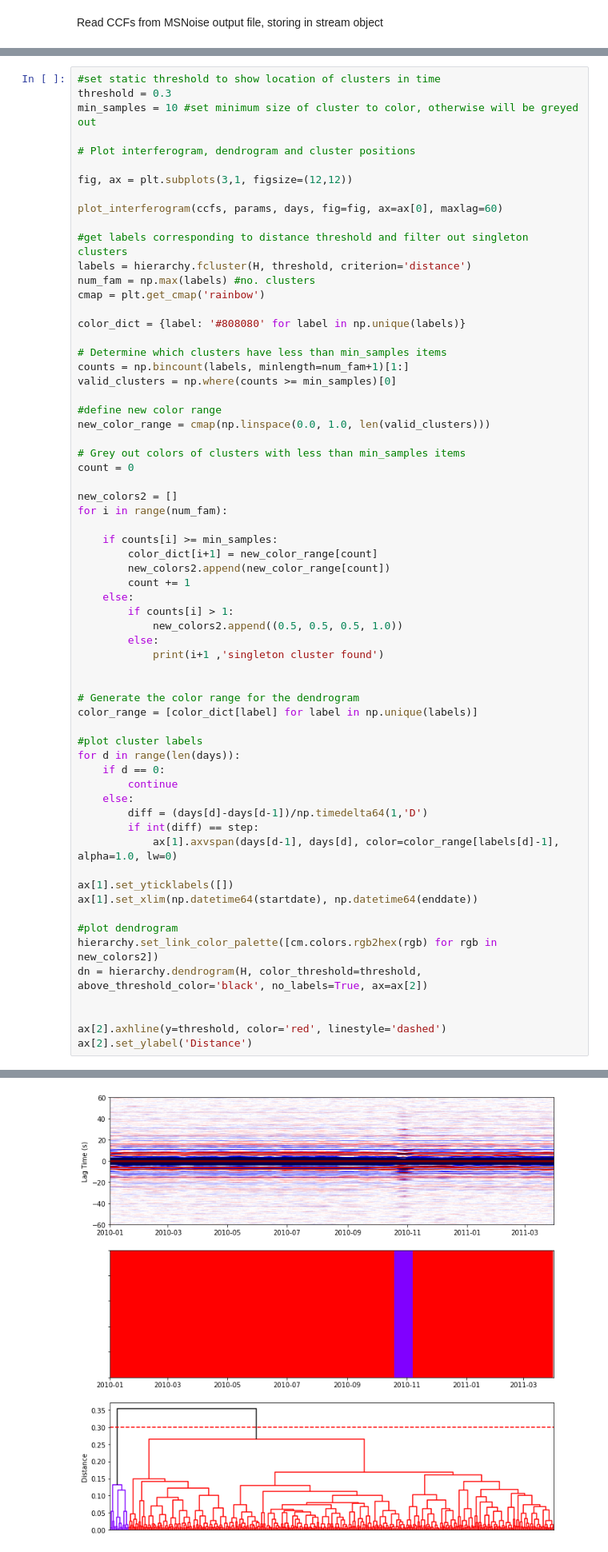
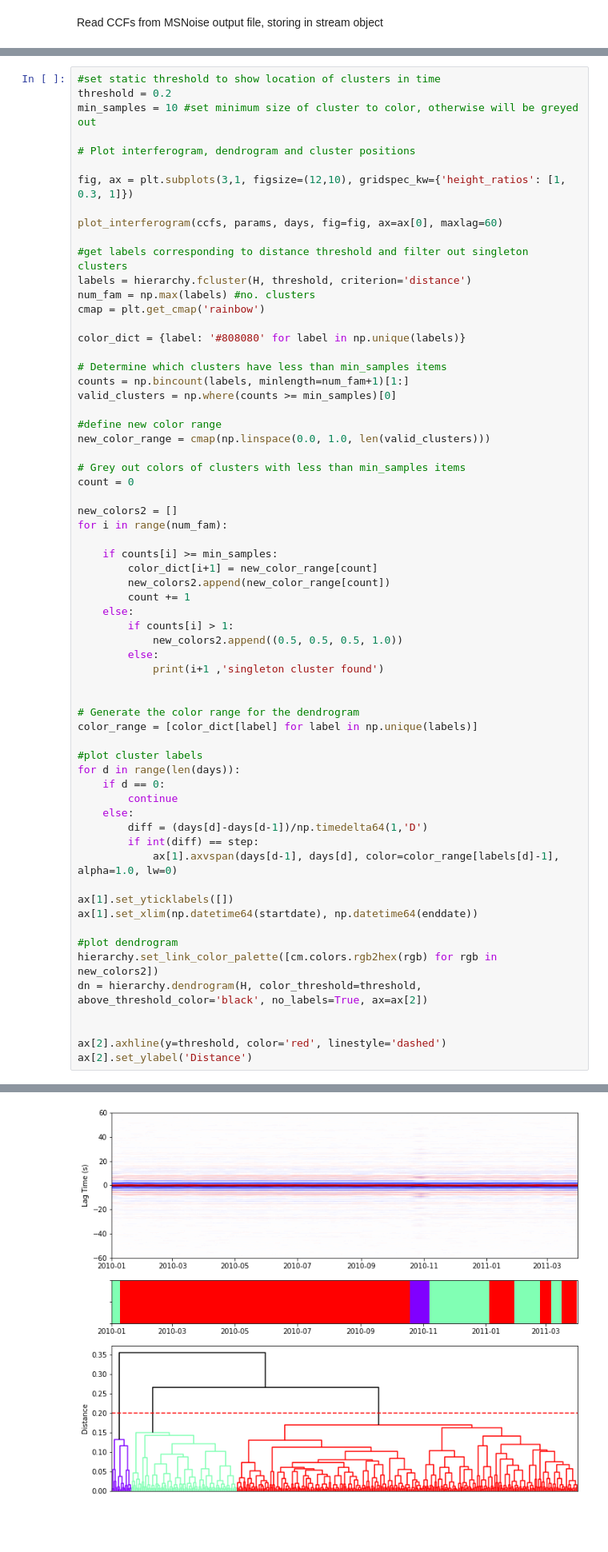
Before and after one commit to asyates/hclusterCCFs, a Jupyter notebook: clusterCCFs_msnoise.ipynb, the cells around one changed output, grey strips where cells are left out. Shown at 80% size. Saved outputs shown, nothing was run; the diff lists cells and outputs as text; blank space fills up the shorter version.

```diff
--- a/clusterCCFs_msnoise.ipynb
+++ b/clusterCCFs_msnoise.ipynb
@@ -113,12 +113,12 @@ Define a cut-off threshold, and plot interferogram of CCFs and position in time
 Note, if a cluster only contains one CCF at the given threshold, there can be some issues with colour scheme (i.e. dendrogram color scheme not matching subplot showing cluster position in time). Plan to fix this later.
 # %%
 #set static threshold to show location of clusters in time
-threshold = 0.3
+threshold = 0.2
 min_samples = 10 #set minimum size of cluster to color, otherwise will be greyed out
 
 # Plot interferogram, dendrogram and cluster positions
 
-fig, ax = plt.subplots(3,1, figsize=(12,12))
+fig, ax = plt.subplots(3,1, figsize=(12,10), gridspec_kw={'height_ratios': [1, 0.3, 1]})
 
 plot_interferogram(ccfs, params, days, fig=fig, ax=ax[0], maxlag=60)
 
@@ -181,5 +181,5 @@ AxesSubplot(0.125,0.657941;0.775x0.222059)
 Text(0, 0.5, 'Distance')
-[figure, old version]
+[figure, new version]
 # %% [markdown]
 <h3> 5. Isolate cluster </h3>
 
```
Also changed, not shown: parts of 2 cells of this notebook.
